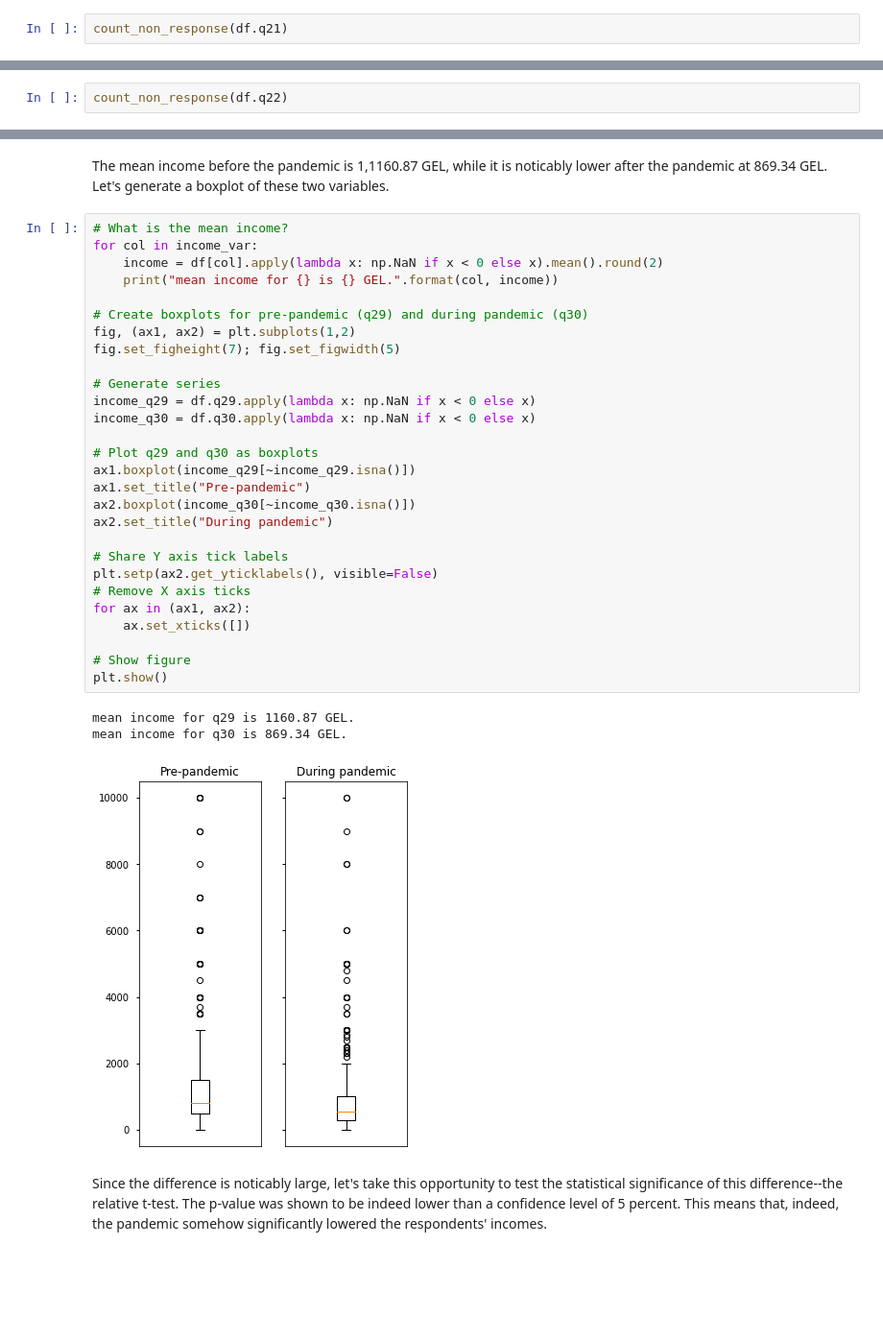
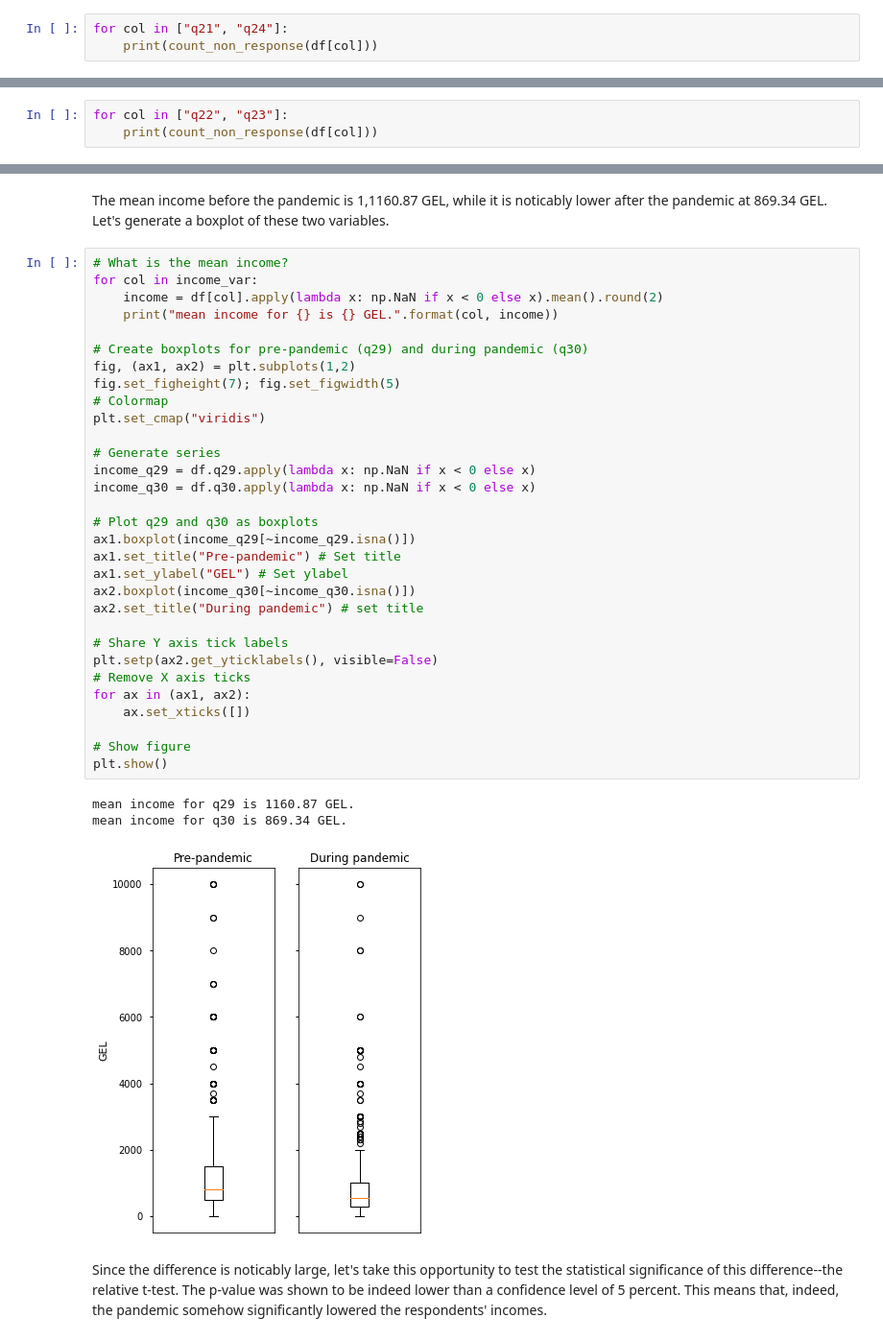
Before and after one commit to efvaldez1/datascienceproject-group5, a Jupyter notebook: Profiling.ipynb, the cells around one changed output, grey strips where cells are left out. Shown: that part at 96% size. Cells and saved outputs as stored; diff of their text form; blank space fills up the shorter version.

Commit message:
recolor graphs, add pre- & during pandemic for employment

```diff
--- a/Profiling.ipynb
+++ b/Profiling.ipynb
@@ -199,4 +193,5 @@ The variable `q21` essentially asks whether the respondent is employed before th
 # %%
-count_non_response(df.q21)
+for col in ["q21", "q24"]:
+    print(count_non_response(df[col]))
 # %% [output]
 6
@@ -209,6 +215,7 @@ Name: q21, dtype: float64
 # %% [markdown]
 As for the people who are employed, we want to know where they work. However, there is a large amount of non-responses for this question--862 non-responses, so we'll have to interpret the numbers carefully.. Among those who responded, a majority are part of the private sector at 46.0 percent, while the next largest groups are government at 26.16 and self-employed at 25.44 percents.
 # %%
-count_non_response(df.q22)
+for col in ["q22", "q23"]:
+    print(count_non_response(df[col]))
 # %% [output]
 862
@@ -245,35 +254,38 @@ The mean income before the pandemic is 1,1160.87 GEL, while it is noticably lowe
 # %%
 # What is the mean income?
 for col in income_var:
     income = df[col].apply(lambda x: np.NaN if x < 0 else x).mean().round(2)
     print("mean income for {} is {} GEL.".format(col, income))
 
 # Create boxplots for pre-pandemic (q29) and during pandemic (q30)
 fig, (ax1, ax2) = plt.subplots(1,2)
 fig.set_figheight(7); fig.set_figwidth(5)
+# Colormap
+plt.set_cmap("viridis")
 
 # Generate series
 income_q29 = df.q29.apply(lambda x: np.NaN if x < 0 else x)
 income_q30 = df.q30.apply(lambda x: np.NaN if x < 0 else x)
 
 # Plot q29 and q30 as boxplots
 ax1.boxplot(income_q29[~income_q29.isna()])
-ax1.set_title("Pre-pandemic")
+ax1.set_title("Pre-pandemic") # Set title
+ax1.set_ylabel("GEL") # Set ylabel
 ax2.boxplot(income_q30[~income_q30.isna()])
-ax2.set_title("During pandemic")
+ax2.set_title("During pandemic") # set title
 
 # Share Y axis tick labels
 plt.setp(ax2.get_yticklabels(), visible=False)
 # Remove X axis ticks
 for ax in (ax1, ax2):
     ax.set_xticks([])
 
 # Show figure
 plt.show()
 # %% [output]
 mean income for q29 is 1160.87 GEL.
 mean income for q30 is 869.34 GEL.
-[figure, old version]
+[figure, new version]
 # %% [markdown]
 Since the difference is noticably large, let's take this opportunity to test the statistical significance of this difference--the relative t-test. The p-value was shown to be indeed lower than a confidence level of 5 percent. This means that, indeed, the pandemic somehow significantly lowered the respondents' incomes.
 # %%
```
Also changed, not shown: parts of 23 cells of this notebook.
